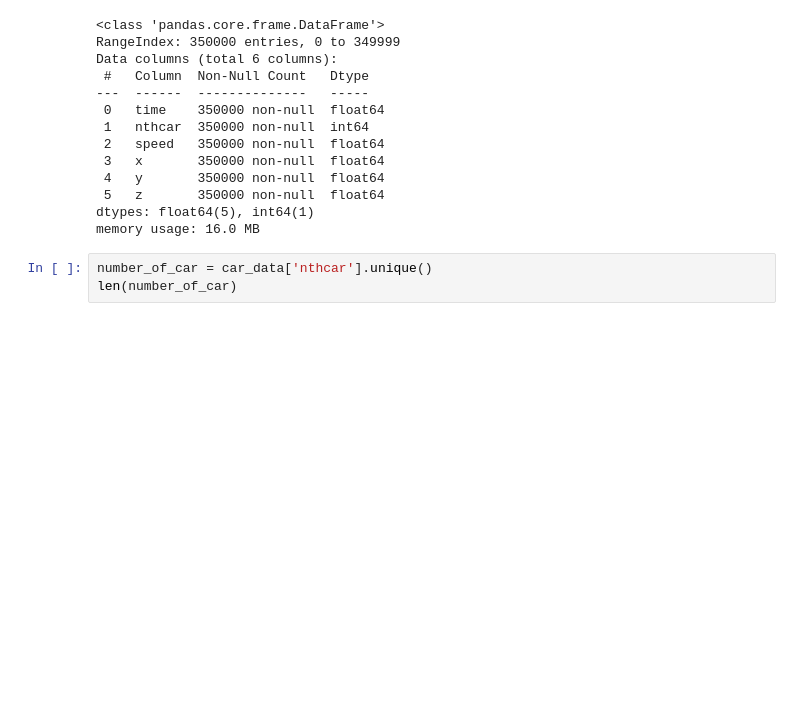
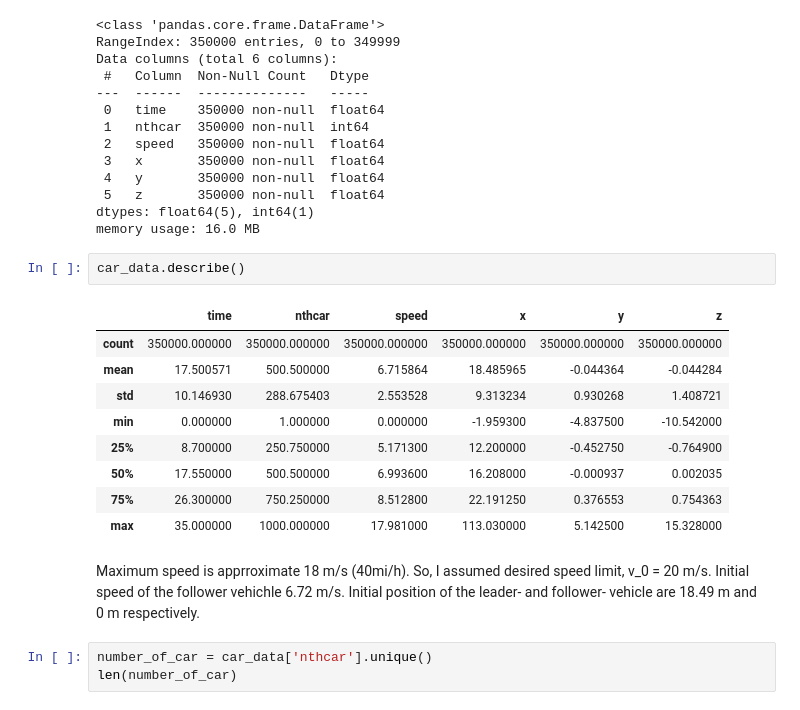
Before and after one commit to m-rafiul-islam/driver-behavior-model, a Jupyter notebook: emperical_data_viz.ipynb, the cells around one changed output. Drawn from its saved outputs; the diff is of its cells as text; blank space fills up the shorter version.

```diff
--- a/emperical_data_viz.ipynb
+++ b/emperical_data_viz.ipynb
@@ -34,6 +51,22 @@ Data columns (total 6 columns):
  5   z       350000 non-null  float64
 dtypes: float64(5), int64(1)
 memory usage: 16.0 MB
+# %%
+car_data.describe()
+# %% [output]
+|  | time | nthcar | speed | x | y | z |
+| count | 350000.000000 | 350000.000000 | 350000.000000 | 350000.000000 | 350000.000000 | 350000.000000 |
+| mean | 17.500571 | 500.500000 | 6.715864 | 18.485965 | -0.044364 | -0.044284 |
+| std | 10.146930 | 288.675403 | 2.553528 | 9.313234 | 0.930268 | 1.408721 |
+| min | 0.000000 | 1.000000 | 0.000000 | -1.959300 | -4.837500 | -10.542000 |
+| 25% | 8.700000 | 250.750000 | 5.171300 | 12.200000 | -0.452750 | -0.764900 |
+| 50% | 17.550000 | 500.500000 | 6.993600 | 16.208000 | -0.000937 | 0.002035 |
+| 75% | 26.300000 | 750.250000 | 8.512800 | 22.191250 | 0.376553 | 0.754363 |
+| max | 35.000000 | 1000.000000 | 17.981000 | 113.030000 | 5.142500 | 15.328000 |
+# %% [markdown]
+Maximum speed is apprroximate 18 m/s (40mi/h). So, I assumed desired speed limit, v_0 = 20 m/s.
+Initial speed of the follower vehichle 6.72 m/s.
+Initial position of the leader- and follower- vehicle are 18.49 m and 0 m respectively.
 # %%
 number_of_car = car_data['nthcar'].unique()
 len(number_of_car)
```
Also changed, not shown: parts of 3 cells of this notebook.
